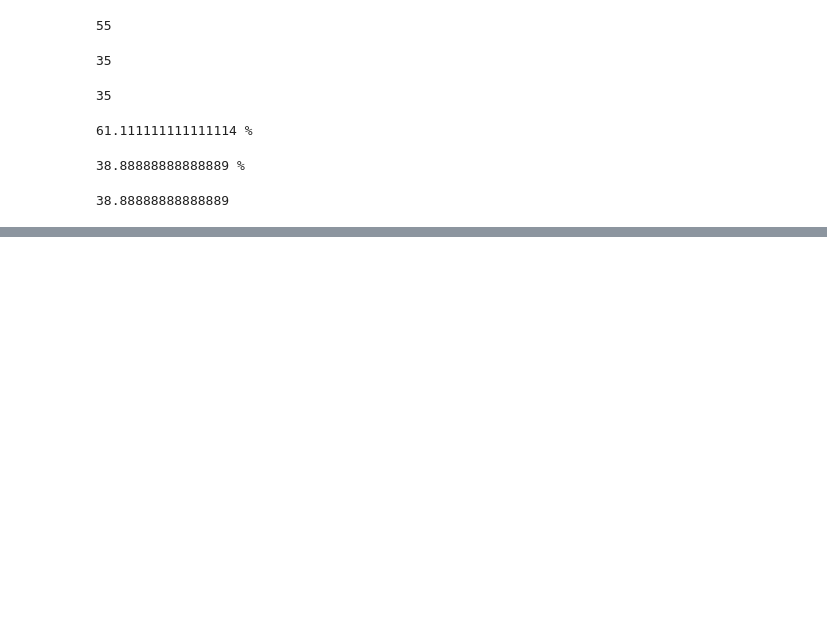
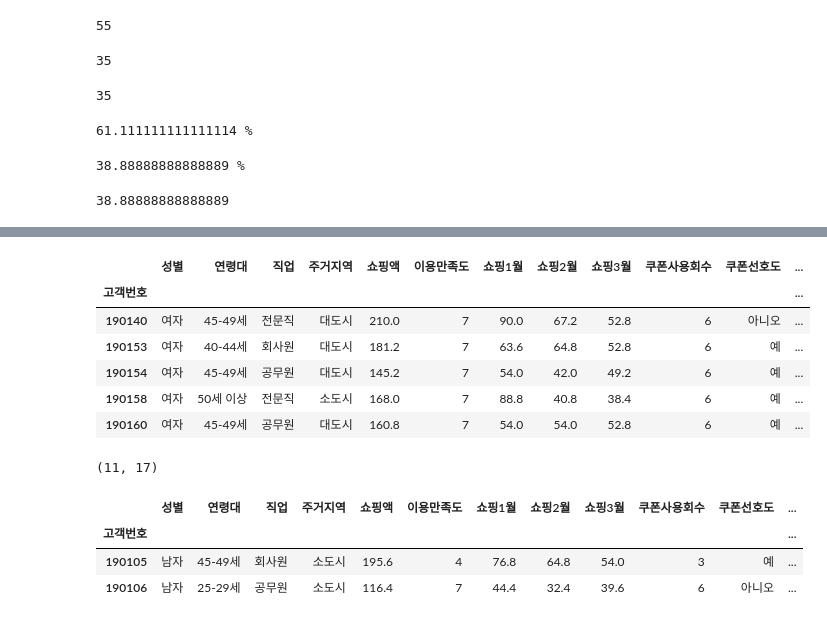
Before and after one commit to HongSeongMo/Bigdata_Analysis_Professional, a Jupyter notebook: 241014.ipynb, the cells around one changed output, grey strips where cells are left out. Cells and saved outputs as stored; diff of their text form; code cells hidden in the pictures; blank space fills up the shorter version.

```diff
--- a/241014.ipynb
+++ b/241014.ipynb
@@ -159,0 +256,23 @@ df['gendernum'][df['gendernum'] == 0].count()/df.shape[0] * 100
+# %%
+df3 = data.loc[(data.성별 == '여자') & (data.쿠폰사용회수 >= 6)]
+df3.head()
+# %% [output]
+|  | 성별 | 연령대 | 직업 | 주거지역 | 쇼핑액 | 이용만족도 | 쇼핑1월 | 쇼핑2월 | 쇼핑3월 | 쿠폰사용회수 | 쿠폰선호도 | ... |
+| 고객번호 |  |  |  |  |  |  |  |  |  |  |  | ... |
+| 190140 | 여자 | 45-49세 | 전문직 | 대도시 | 210.0 | 7 | 90.0 | 67.2 | 52.8 | 6 | 아니오 | ... |
+| 190153 | 여자 | 40-44세 | 회사원 | 대도시 | 181.2 | 7 | 63.6 | 64.8 | 52.8 | 6 | 예 | ... |
+| 190154 | 여자 | 45-49세 | 공무원 | 대도시 | 145.2 | 7 | 54.0 | 42.0 | 49.2 | 6 | 예 | ... |
+| 190158 | 여자 | 50세 이상 | 전문직 | 소도시 | 168.0 | 7 | 88.8 | 40.8 | 38.4 | 6 | 예 | ... |
+| 190160 | 여자 | 45-49세 | 공무원 | 대도시 | 160.8 | 7 | 54.0 | 54.0 | 52.8 | 6 | 예 | ... |
+# %%
+df3.shape
+# %% [output]
+(11, 17)
+# %%
+data = pd.read_csv('/content/drive/MyDrive/Colab Notebooks/work/data.csv', encoding='euc-kr', index_col=0)
+data.head(2)
+# %% [output]
+|  | 성별 | 연령대 | 직업 | 주거지역 | 쇼핑액 | 이용만족도 | 쇼핑1월 | 쇼핑2월 | 쇼핑3월 | 쿠폰사용회수 | 쿠폰선호도 | ... |
+| 고객번호 |  |  |  |  |  |  |  |  |  |  |  | ... |
+| 190105 | 남자 | 45-49세 | 회사원 | 소도시 | 195.6 | 4 | 76.8 | 64.8 | 54.0 | 3 | 예 | ... |
+| 190106 | 남자 | 25-29세 | 공무원 | 소도시 | 116.4 | 7 | 44.4 | 32.4 | 39.6 | 6 | 아니오 | ... |
```
Also changed, not shown: parts of 50 cells of this notebook.
